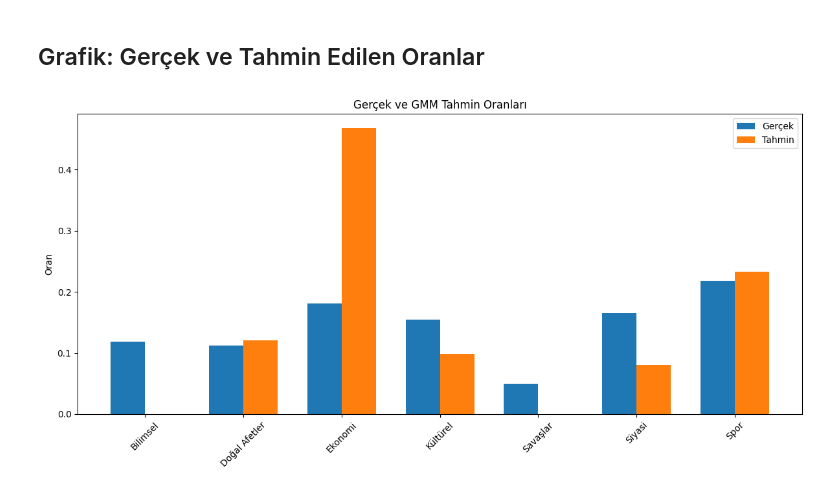
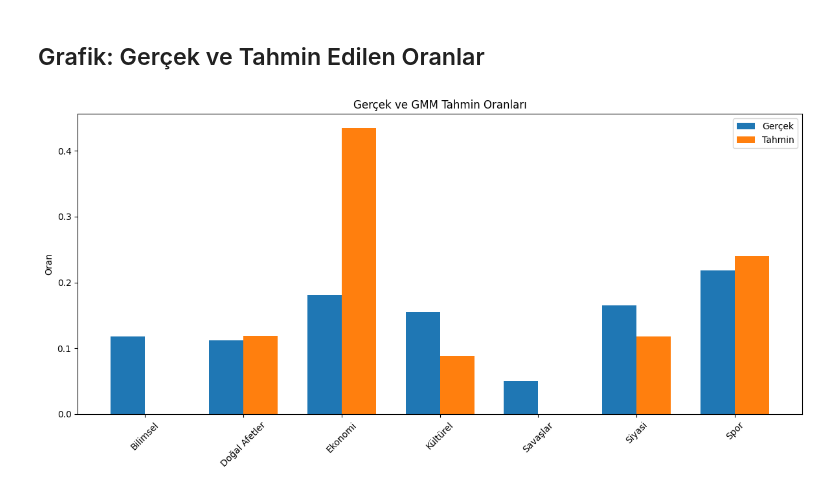
Before and after one commit to uslanozan/Dejaview-CENG3522, a Jupyter notebook: Notebooks/Transformer-Based/gmm.ipynb, the cells around one changed output. Saved outputs shown, nothing was run; the diff lists cells and outputs as text; code cells hidden in the pictures.

```diff
--- a/Notebooks/Transformer-Based/gmm.ipynb
+++ b/Notebooks/Transformer-Based/gmm.ipynb
@@ -307,25 +340,25 @@ plt.show()
 ## Grafik: Gerçek ve Tahmin Edilen Oranlar
 # %%
 true_counts = df['category'].value_counts(normalize=True).sort_index()
-predicted_categories = le.inverse_transform(filtered_pred)
+predicted_categories = le.inverse_transform(meta_filtered_pred)
 predicted_counts = pd.Series(predicted_categories).value_counts(normalize=True).sort_index()
 
 all_categories = sorted(set(true_counts.index).union(predicted_counts.index))
 true_vals = [true_counts.get(cat, 0) for cat in all_categories]
 predicted_vals = [predicted_counts.get(cat, 0) for cat in all_categories]
 
 x = np.arange(len(all_categories))
 width = 0.35
 
 fig, ax = plt.subplots(figsize=(12,6))
 ax.bar(x - width/2, true_vals, width, label='Gerçek')
 ax.bar(x + width/2, predicted_vals, width, label='Tahmin')
 ax.set_ylabel('Oran')
 ax.set_title('Gerçek ve GMM Tahmin Oranları')
 ax.set_xticks(x)
 ax.set_xticklabels(all_categories, rotation=45)
 ax.legend()
 plt.tight_layout()
 plt.show()
 # %% [output]
-[figure, old version]
+[figure, new version]
```
Also changed, not shown: parts of 5 cells of this notebook, 15 other files.
